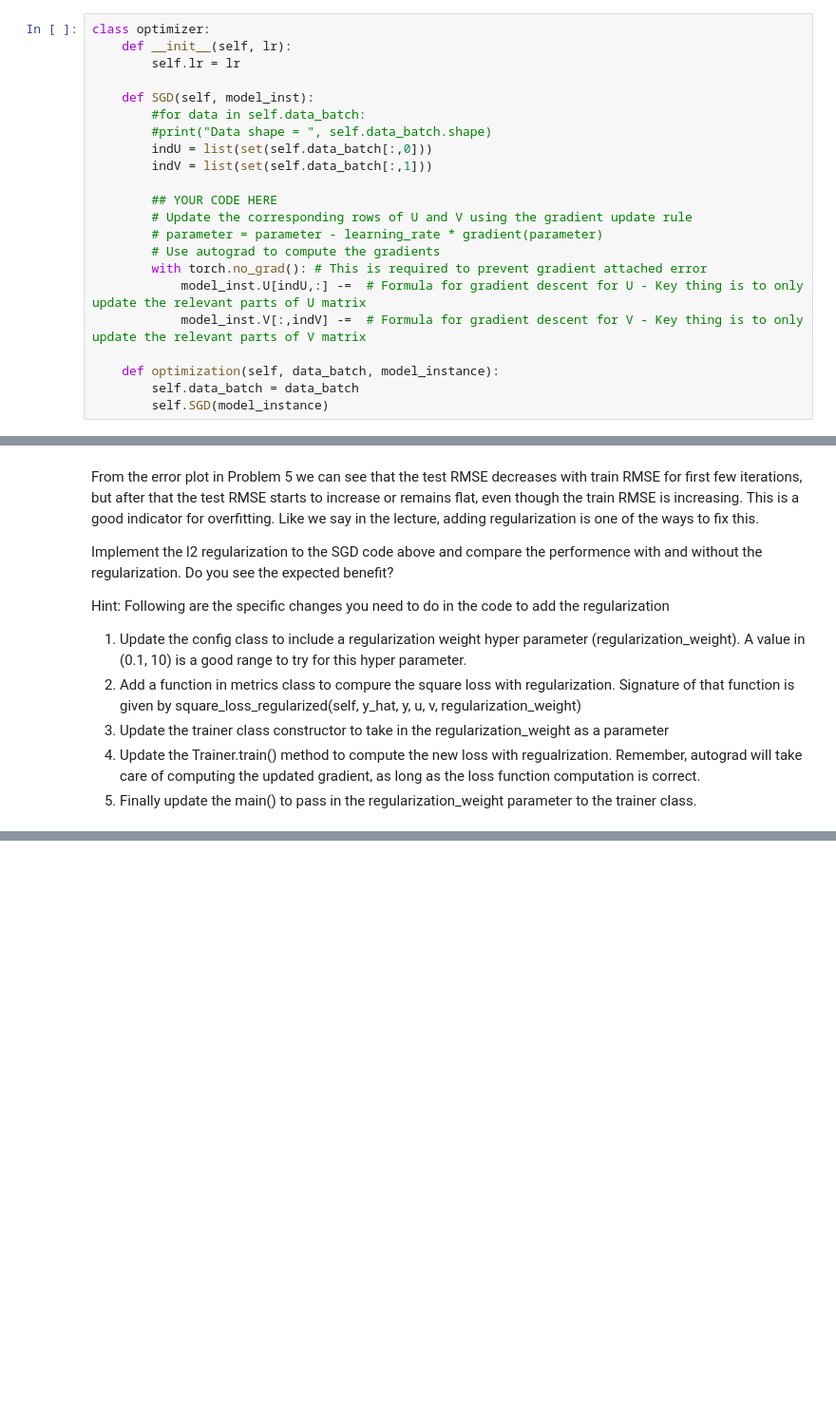
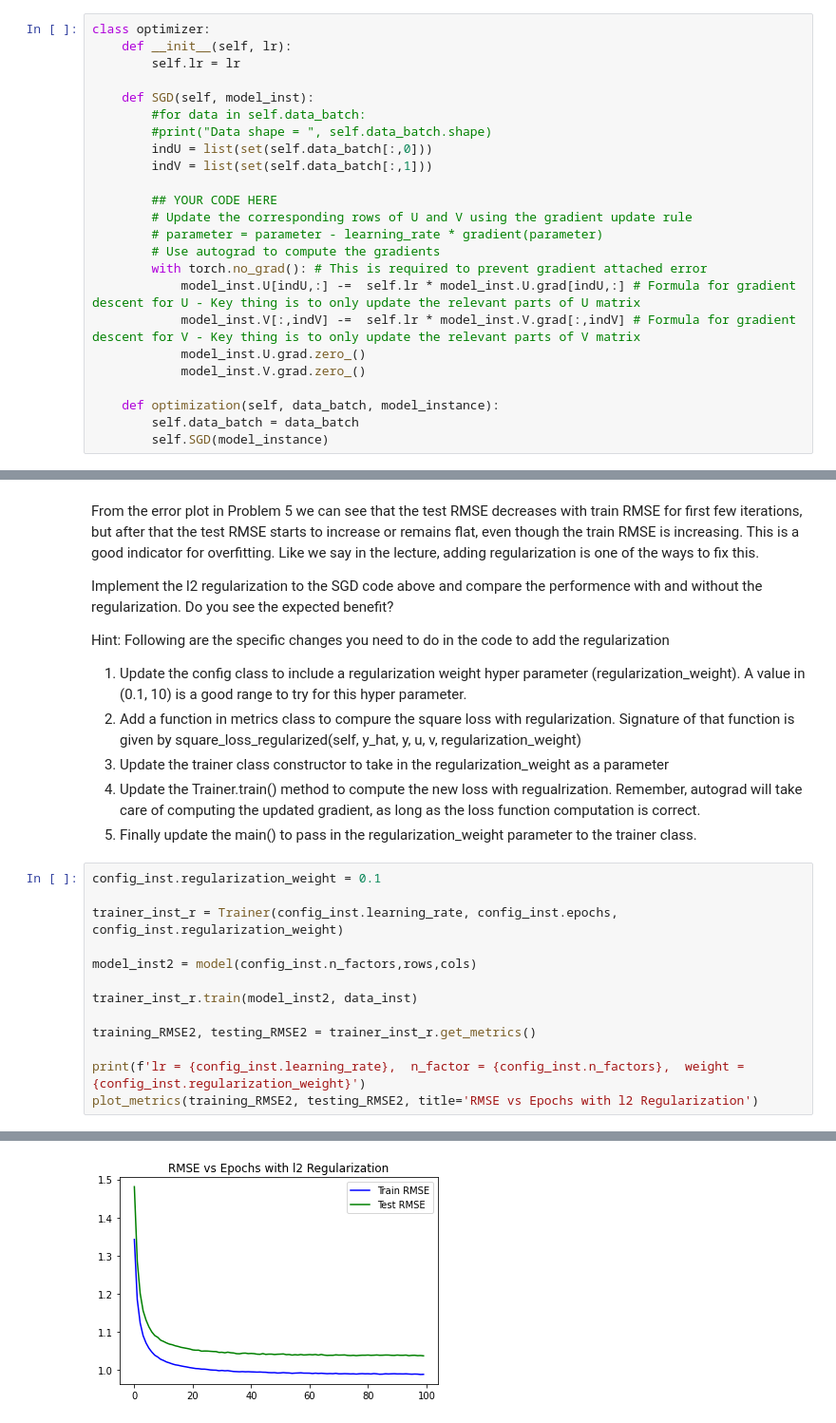
Before and after one commit to Qing201/StudyNote, a Jupyter notebook: Machine_Learning/EEP596_RecSys/Homeworks/PA2/PA2_QingchuanHou.ipynb, the cells around one changed output, grey strips where cells are left out. Shown: that part at 95% size. Saved outputs shown, nothing was run; the diff lists cells and outputs as text; blank space fills up the shorter version.

```diff
--- a/Machine_Learning/EEP596_RecSys/Homeworks/PA2/PA2_QingchuanHou.ipynb
+++ b/Machine_Learning/EEP596_RecSys/Homeworks/PA2/PA2_QingchuanHou.ipynb
@@ -535,8 +541,10 @@ class optimizer:
         # parameter = parameter - learning_rate * gradient(parameter)
         # Use autograd to compute the gradients
         with torch.no_grad(): # This is required to prevent gradient attached error
-            model_inst.U[indU,:] -=  # Formula for gradient descent for U - Key thing is to only update the relevant parts of U matrix
-            model_inst.V[:,indV] -=  # Formula for gradient descent for V - Key thing is to only update the relevant parts of V matrix
+            model_inst.U[indU,:] -=  self.lr * model_inst.U.grad[indU,:] # Formula for gradient descent for U - Key thing is to only update the relevant parts of U matrix
+            model_inst.V[:,indV] -=  self.lr * model_inst.V.grad[:,indV] # Formula for gradient descent for V - Key thing is to only update the relevant parts of V matrix
+            model_inst.U.grad.zero_()
+            model_inst.V.grad.zero_()
 
     def optimization(self, data_batch, model_instance):
         self.data_batch = data_batch
@@ -717,3 +760,17 @@ Hint: Following are the specific changes you need to do in the code to add the r
 1. Update the trainer class constructor to take in the regularization_weight as a parameter
 1. Update the Trainer.train() method to compute the new loss with regualrization. Remember, autograd will take care of computing the updated gradient, as long as the loss function computation is correct.
 1. Finally update the main() to pass in the regularization_weight parameter to the trainer class.
+# %%
+config_inst.regularization_weight = 0.1
+
+trainer_inst_r = Trainer(config_inst.learning_rate, config_inst.epochs, config_inst.regularization_weight)
+
+model_inst2 = model(config_inst.n_factors,rows,cols)
+
+trainer_inst_r.train(model_inst2, data_inst)
+
+training_RMSE2, testing_RMSE2 = trainer_inst_r.get_metrics()
+
+print(f'lr = {config_inst.learning_rate},  n_factor = {config_inst.n_factors},  weight = {config_inst.regularization_weight}')
+plot_metrics(training_RMSE2, testing_RMSE2, title='RMSE vs Epochs with l2 Regularization')
+# %% [output]
@@ -719,0 +794 @@ Hint: Following are the specific changes you need to do in the code to add the r
+[figure, added]
```
Also changed, not shown: parts of 11 cells of this notebook, 3 other files.
